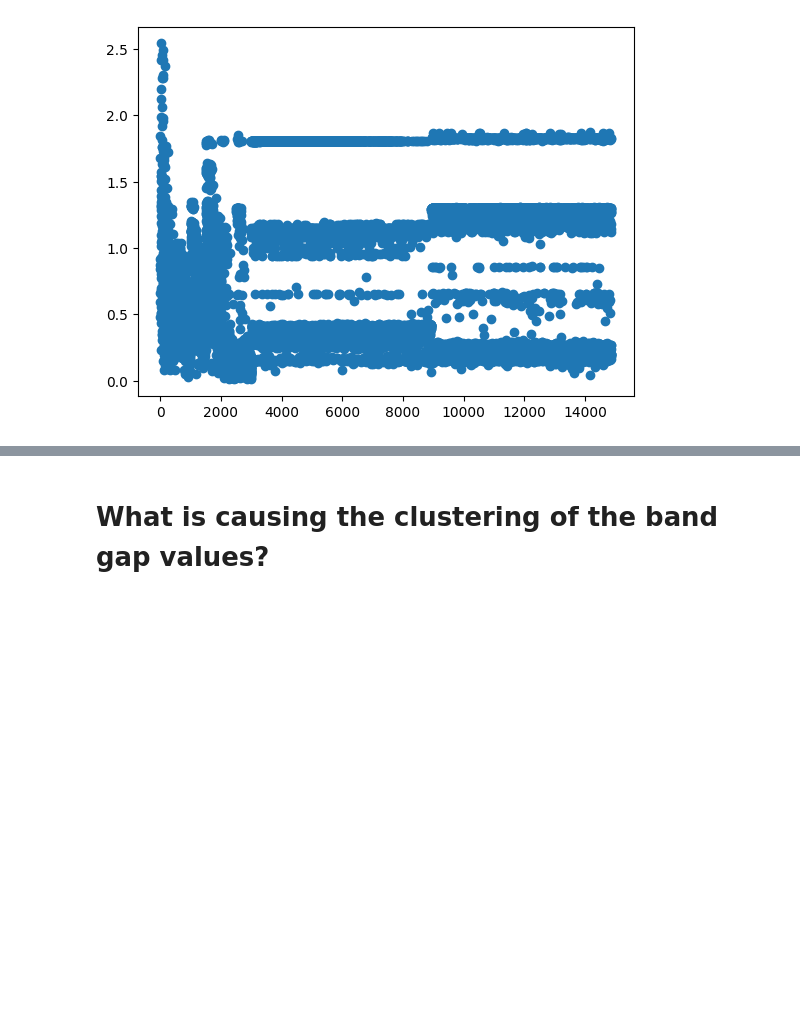
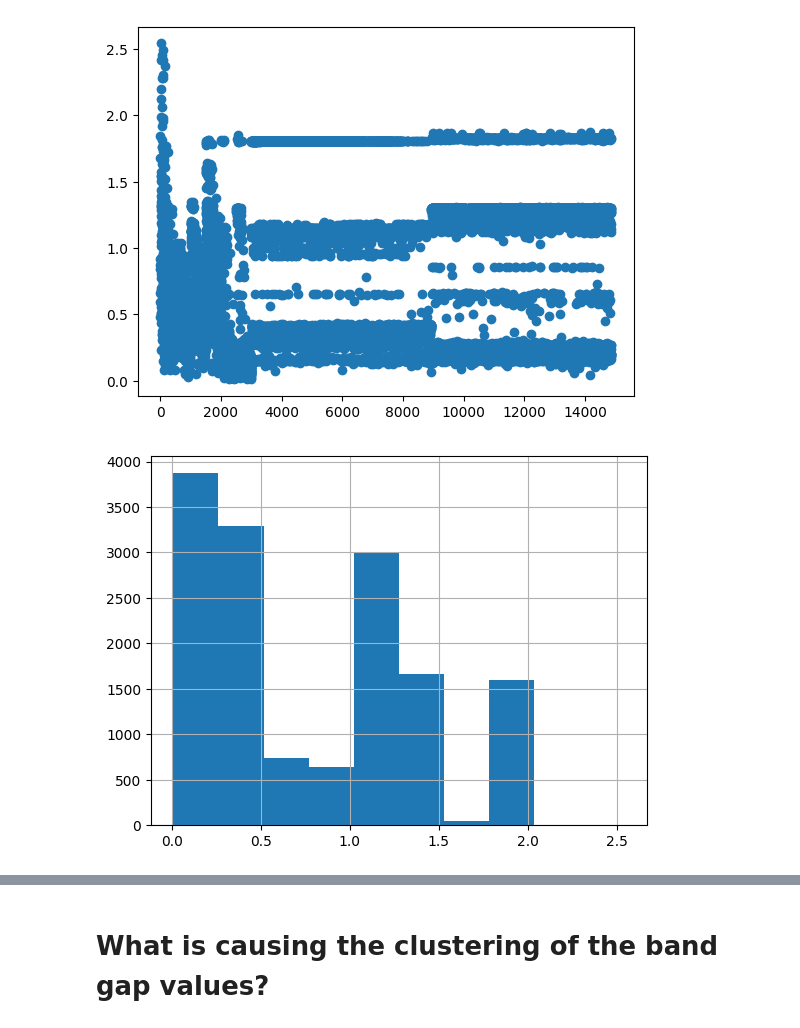
Before and after one commit to AdamKimhub/GNN-and-CVAE-on-2D-materials, a Jupyter notebook: d_analyze.ipynb, the cells around one changed output, grey strips where cells are left out. Saved outputs shown, nothing was run; the diff lists cells and outputs as text; code cells hidden in the pictures; blank space fills up the shorter version.

```diff
--- a/d_analyze.ipynb
+++ b/d_analyze.ipynb
@@ -20,3 +22,8 @@ plt.scatter(np.linspace(1,len(comb_df), len(comb_df)), comb_df["band_gap_value"]
 plt.show()
 # %% [output]
 [figure]
+# %%
+comb_df['band_gap_value'].hist()
+plt.show()
+# %% [output]
+[figure, added]
```
Also changed, not shown: parts of 4 cells of this notebook, 10 other files.
